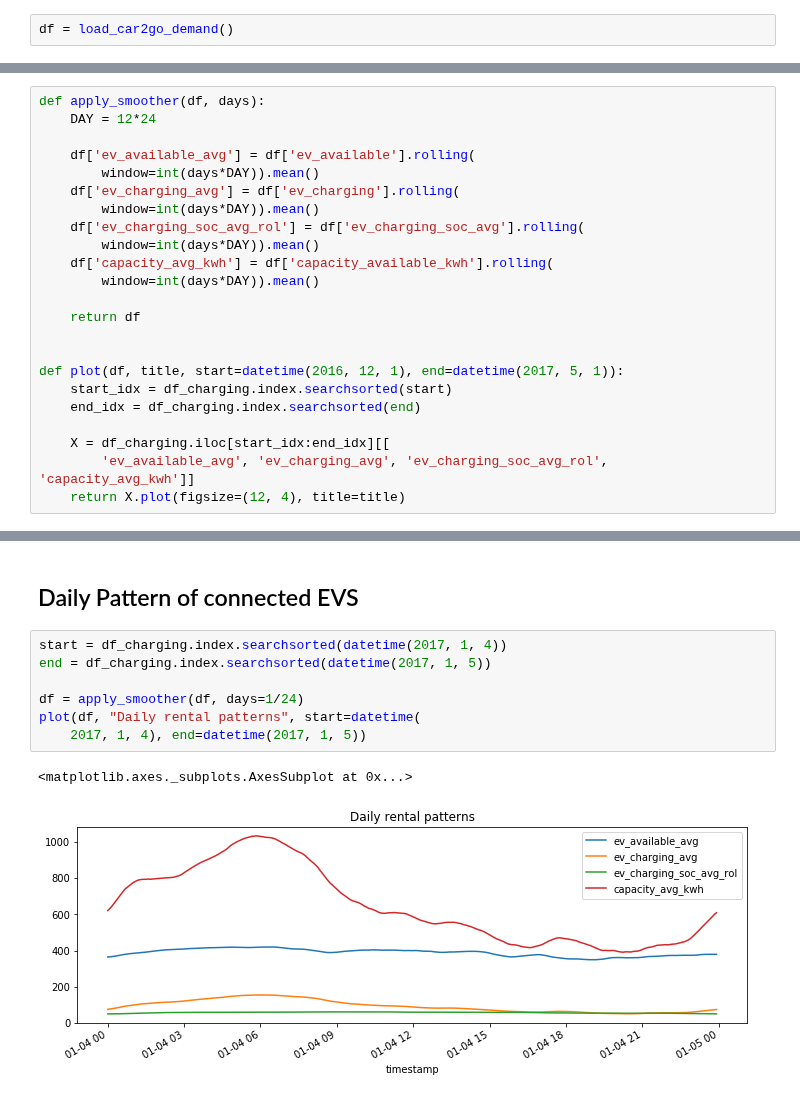
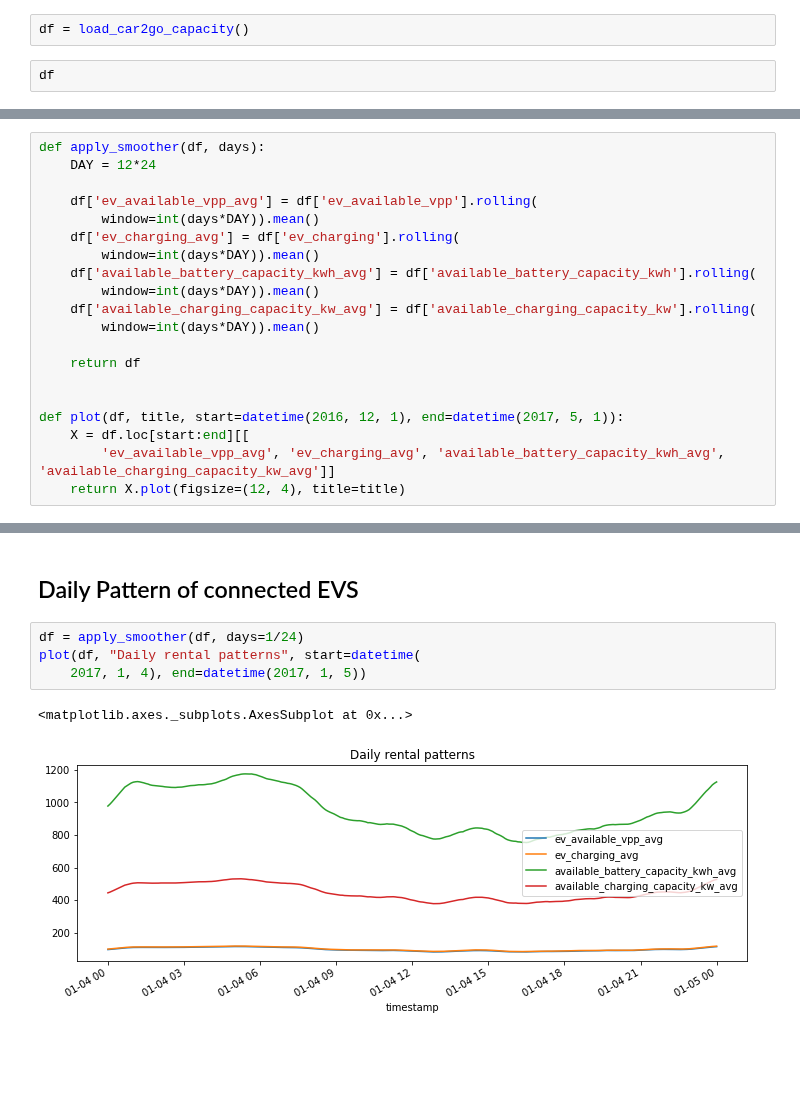
Before and after one commit to indyfree/FleetSim, a Jupyter notebook: notebooks/02-Car2Go.ipynb, the cells around one changed output, grey strips where cells are left out. Saved outputs shown, nothing was run; the diff lists cells and outputs as text; blank space fills up the shorter version.

Commit message:
[nb/car2go] Fix plotting functions

```diff
--- a/notebooks/02-Car2Go.ipynb
+++ b/notebooks/02-Car2Go.ipynb
@@ -45,4 +45,6 @@ trips[trips['trip_distance'].notna()]
 # %% [markdown]
 # Demand Patterns
+# %%
+df = load_car2go_capacity()
 # %%
-df = load_car2go_demand()
+df
@@ -52,24 +72,21 @@ df_charging = df
 def apply_smoother(df, days):
     DAY = 12*24
 
-    df['ev_available_avg'] = df['ev_available'].rolling(
+    df['ev_available_vpp_avg'] = df['ev_available_vpp'].rolling(
         window=int(days*DAY)).mean()
     df['ev_charging_avg'] = df['ev_charging'].rolling(
         window=int(days*DAY)).mean()
-    df['ev_charging_soc_avg_rol'] = df['ev_charging_soc_avg'].rolling(
+    df['available_battery_capacity_kwh_avg'] = df['available_battery_capacity_kwh'].rolling(
         window=int(days*DAY)).mean()
-    df['capacity_avg_kwh'] = df['capacity_available_kwh'].rolling(
+    df['available_charging_capacity_kw_avg'] = df['available_charging_capacity_kw'].rolling(
         window=int(days*DAY)).mean()
 
     return df
 
 
 def plot(df, title, start=datetime(2016, 12, 1), end=datetime(2017, 5, 1)):
-    start_idx = df_charging.index.searchsorted(start)
-    end_idx = df_charging.index.searchsorted(end)
-
-    X = df_charging.iloc[start_idx:end_idx][[
-        'ev_available_avg', 'ev_charging_avg', 'ev_charging_soc_avg_rol', 'capacity_avg_kwh']]
+    X = df.loc[start:end][[
+        'ev_available_vpp_avg', 'ev_charging_avg', 'available_battery_capacity_kwh_avg', 'available_charging_capacity_kw_avg']]
     return X.plot(figsize=(12, 4), title=title)
 # %% [markdown]
 ## Yearly rental patterns
@@ -91,12 +108,9 @@ plot(df, "Weekly rental patterns", start=datetime(
 # %% [markdown]
 ## Daily Pattern of connected EVS
 # %%
-start = df_charging.index.searchsorted(datetime(2017, 1, 4))
-end = df_charging.index.searchsorted(datetime(2017, 1, 5))
-
 df = apply_smoother(df, days=1/24)
 plot(df, "Daily rental patterns", start=datetime(
     2017, 1, 4), end=datetime(2017, 1, 5))
 # %% [output]
 <matplotlib.axes._subplots.AxesSubplot at 0x...>
-[figure, old version]
+[figure, new version]
```
Also changed, not shown: parts of 6 cells of this notebook, 1 other file.
